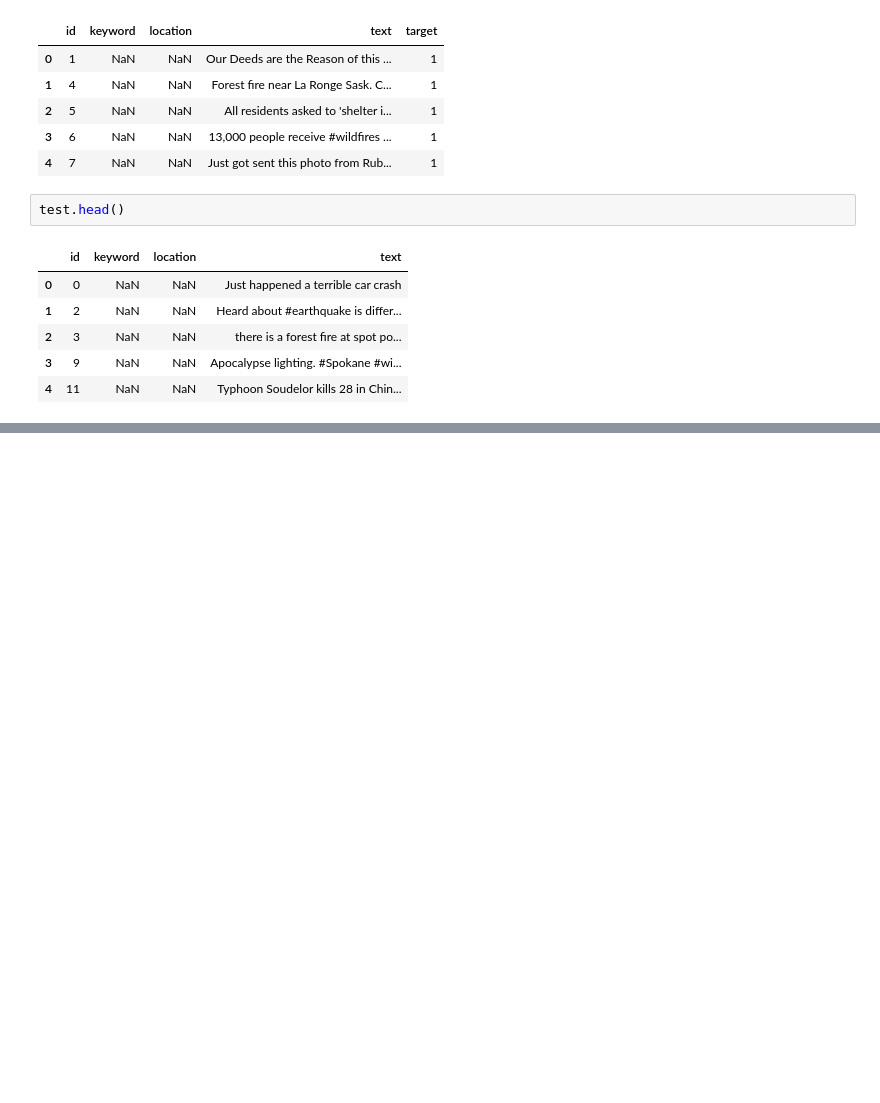
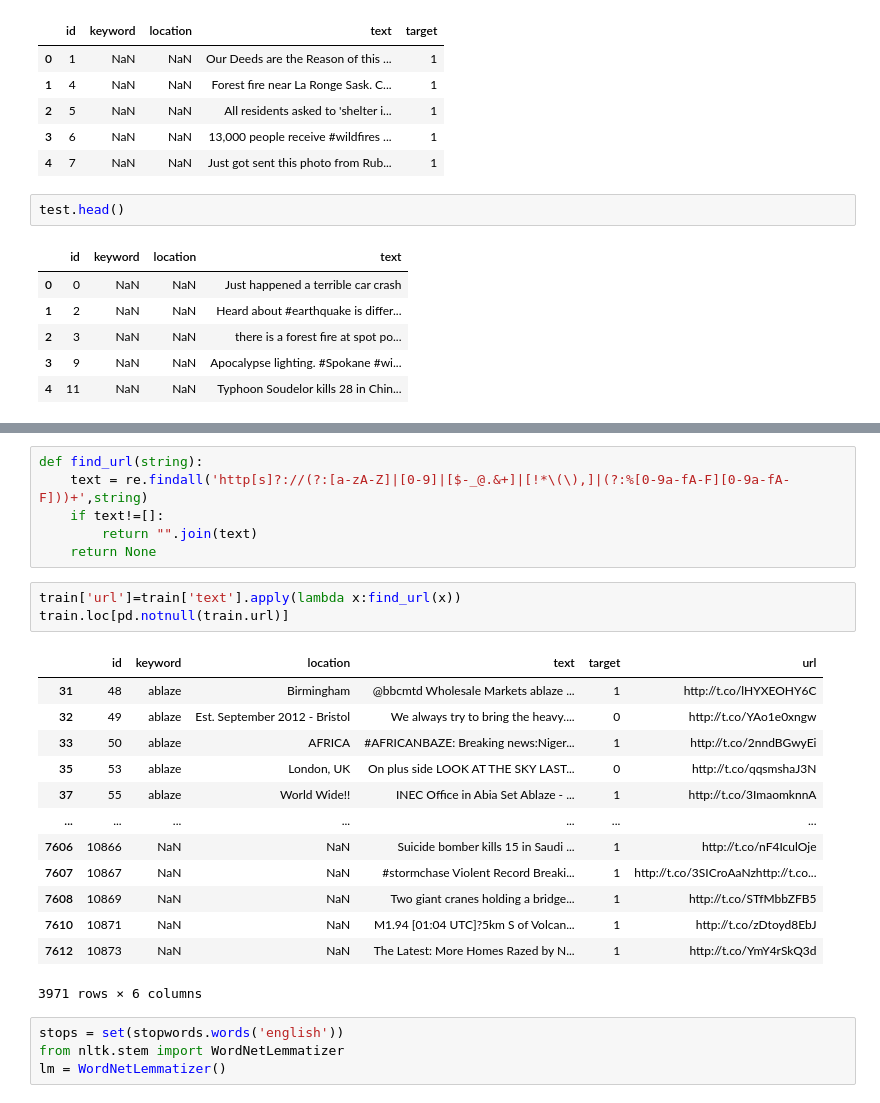
Before and after one commit to reejungkim/Natural-Language-Processing, a Jupyter notebook: Real or Not? NLP with Disaster Tweets.ipynb, the cells around one changed output, grey strips where cells are left out. Drawn from its saved outputs; the diff is of its cells as text; blank space fills up the shorter version.

```diff
--- a/Real or Not? NLP with Disaster Tweets.ipynb
+++ b/Real or Not? NLP with Disaster Tweets.ipynb
@@ -41,0 +76,27 @@ test.head()
+# %%
+def find_url(string):
+    text = re.findall('http[s]?://(?:[a-zA-Z]|[0-9]|[$-_@.&+]|[!*\(\),]|(?:%[0-9a-fA-F][0-9a-fA-F]))+',string)
+    if text!=[]:
+        return "".join(text)
+    return None
+# %%
+train['url']=train['text'].apply(lambda x:find_url(x))
+train.loc[pd.notnull(train.url)]
+# %% [output]
+|  | id | keyword | location | text | target | url |
+| 31 | 48 | ablaze | Birmingham | @bbcmtd Wholesale Markets ablaze ... | 1 | http://t.co/lHYXEOHY6C |
+| 32 | 49 | ablaze | Est. September 2012 - Bristol | We always try to bring the heavy.... | 0 | http://t.co/YAo1e0xngw |
+| 33 | 50 | ablaze | AFRICA | #AFRICANBAZE: Breaking news:Niger... | 1 | http://t.co/2nndBGwyEi |
+| 35 | 53 | ablaze | London, UK | On plus side LOOK AT THE SKY LAST... | 0 | http://t.co/qqsmshaJ3N |
+| 37 | 55 | ablaze | World Wide!! | INEC Office in Abia Set Ablaze - ... | 1 | http://t.co/3ImaomknnA |
+| ... | ... | ... | ... | ... | ... | ... |
+| 7606 | 10866 | NaN | NaN | Suicide bomber kills 15 in Saudi ... | 1 | http://t.co/nF4IculOje |
+| 7607 | 10867 | NaN | NaN | #stormchase Violent Record Breaki... | 1 | http://t.co/3SICroAaNzhttp://t.co... |
+| 7608 | 10869 | NaN | NaN | Two giant cranes holding a bridge... | 1 | http://t.co/STfMbbZFB5 |
+| 7610 | 10871 | NaN | NaN | M1.94 [01:04 UTC]?5km S of Volcan... | 1 | http://t.co/zDtoyd8EbJ |
+| 7612 | 10873 | NaN | NaN | The Latest: More Homes Razed by N... | 1 | http://t.co/YmY4rSkQ3d |
+3971 rows × 6 columns
+# %%
+stops = set(stopwords.words('english'))
+from nltk.stem import WordNetLemmatizer
+lm = WordNetLemmatizer()
```
Also changed, not shown: parts of 12 cells of this notebook.
